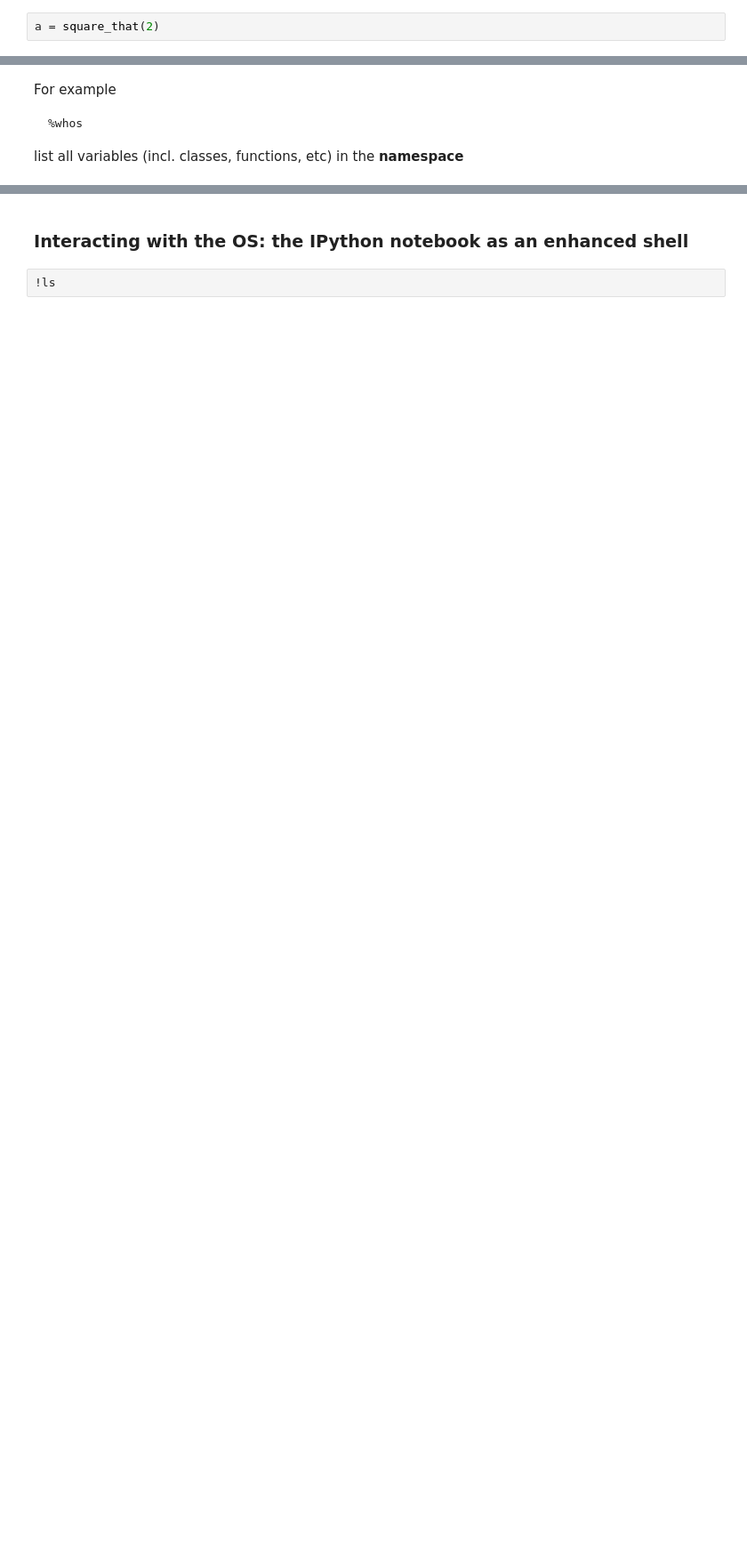
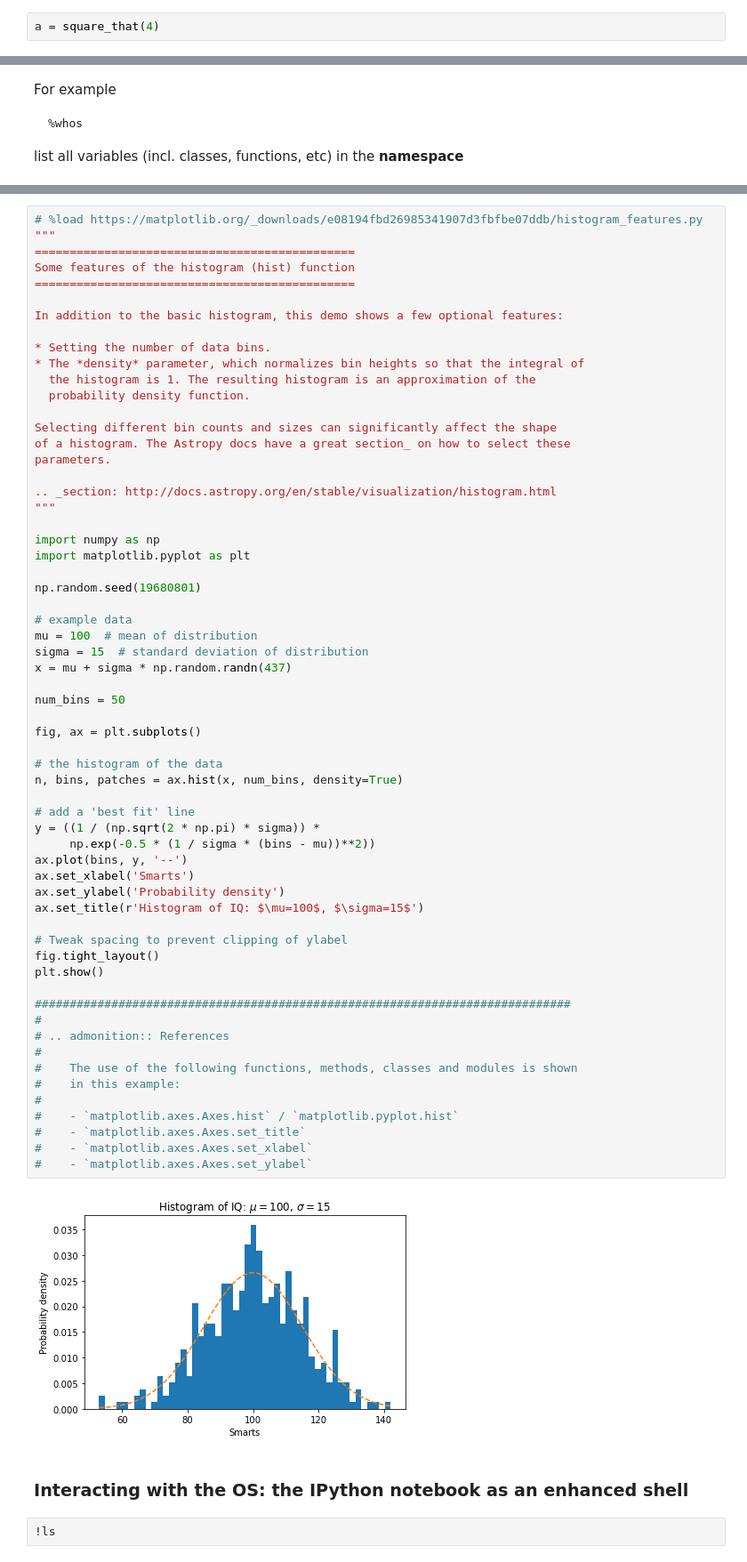
Before and after one commit to nicolasfauchereau/climate_data_analytics, a Jupyter notebook: notebooks/Jupyter_notebooks.ipynb, the cells around one changed output, grey strips where cells are left out. Shown at 89% size. Saved outputs shown, nothing was run; the diff lists cells and outputs as text; blank space fills up the shorter version.

```diff
--- a/notebooks/Jupyter_notebooks.ipynb
+++ b/notebooks/Jupyter_notebooks.ipynb
@@ -75,6 +79,6 @@ def square_that(x):
     z = x**2
     return z
 # %%
-a = square_that(2)
+a = square_that(4)
 # %%
 a
@@ -271,3 +324,66 @@ works as well for scripts available online
+# %%
+# %load https://matplotlib.org/_downloads/e08194fbd26985341907d3fbfbe07ddb/histogram_features.py
+"""
+==============================================
+Some features of the histogram (hist) function
+==============================================
+
+In addition to the basic histogram, this demo shows a few optional features:
+
+* Setting the number of data bins.
+* The *density* parameter, which normalizes bin heights so that the integral of
+  the histogram is 1. The resulting histogram is an approximation of the
+  probability density function.
+
+Selecting different bin counts and sizes can significantly affect the shape
+of a histogram. The Astropy docs have a great section_ on how to select these
+parameters.
+
+.. _section: http://docs.astropy.org/en/stable/visualization/histogram.html
+"""
+
+import numpy as np
+import matplotlib.pyplot as plt
+
+np.random.seed(19680801)
+
+# example data
+mu = 100  # mean of distribution
+sigma = 15  # standard deviation of distribution
+x = mu + sigma * np.random.randn(437)
+
+num_bins = 50
+
+fig, ax = plt.subplots()
+
+# the histogram of the data
+n, bins, patches = ax.hist(x, num_bins, density=True)
+
+# add a 'best fit' line
+y = ((1 / (np.sqrt(2 * np.pi) * sigma)) *
+     np.exp(-0.5 * (1 / sigma * (bins - mu))**2))
+ax.plot(bins, y, '--')
+ax.set_xlabel('Smarts')
+ax.set_ylabel('Probability density')
+ax.set_title(r'Histogram of IQ: $\mu=100$, $\sigma=15$')
+
+# Tweak spacing to prevent clipping of ylabel
+fig.tight_layout()
+plt.show()
+
+#############################################################################
+#
+# .. admonition:: References
+#
+#    The use of the following functions, methods, classes and modules is shown
+#    in this example:
+#
+#    - `matplotlib.axes.Axes.hist` / `matplotlib.pyplot.hist`
+#    - `matplotlib.axes.Axes.set_title`
+#    - `matplotlib.axes.Axes.set_xlabel`
+#    - `matplotlib.axes.Axes.set_ylabel`
+# %% [output]
+[figure, added]
 # %% [markdown]
 ### Interacting with the OS: the IPython notebook as an enhanced shell
 # %%
```
Also changed, not shown: parts of 32 cells of this notebook, 5 other files.
